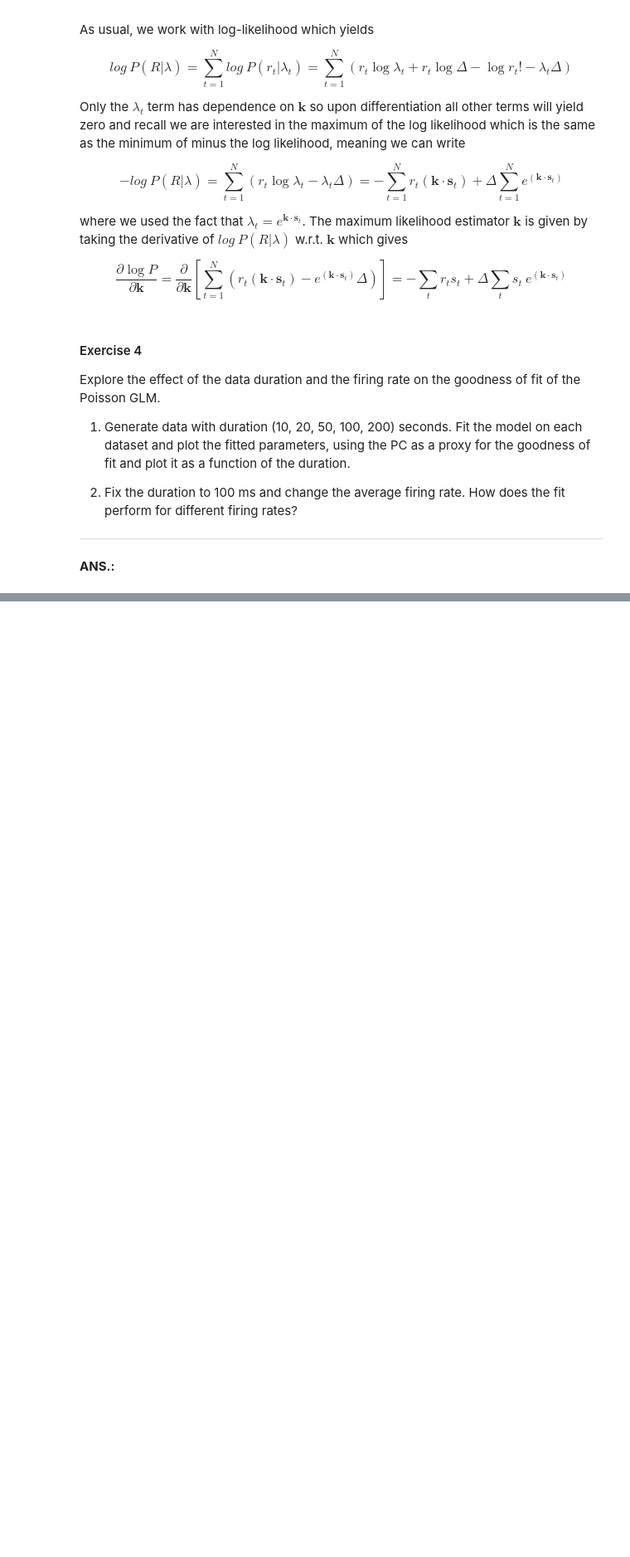
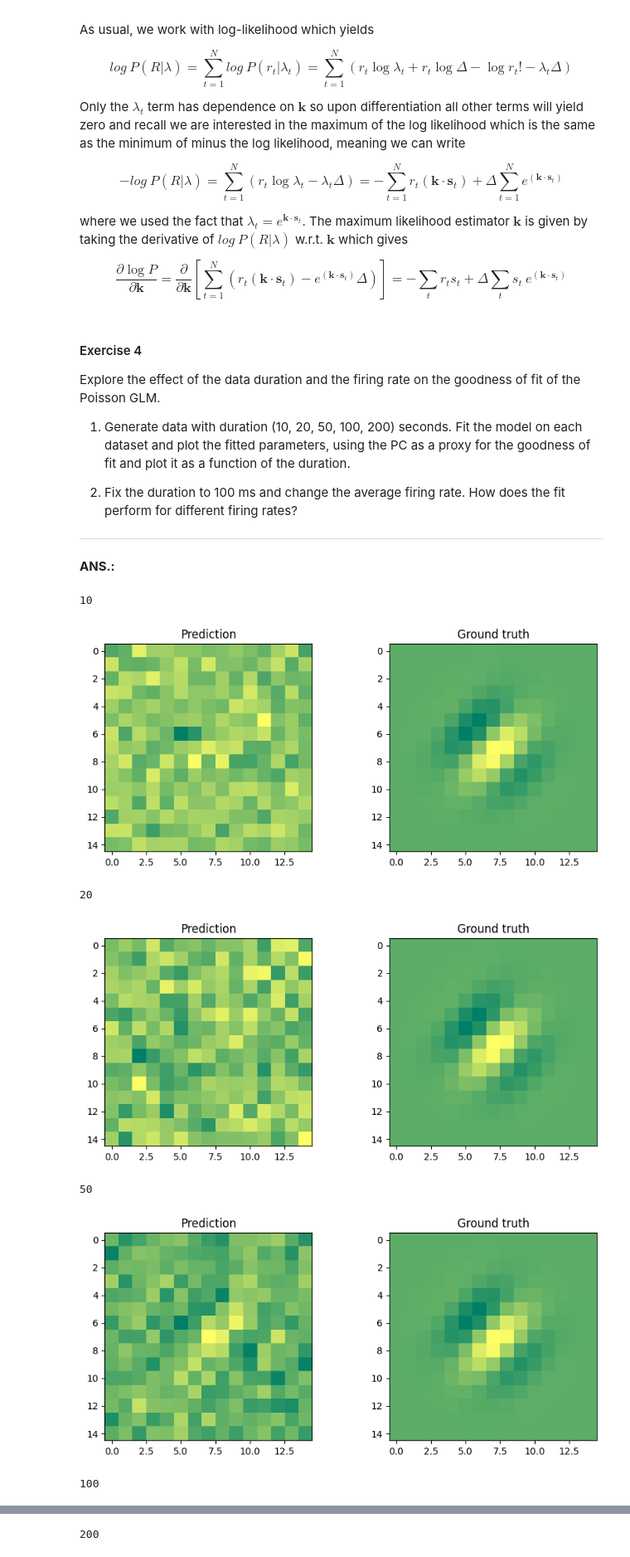
Before and after one commit to DanielaOS/NeuralAnalysis, a Jupyter notebook: Module_2/single-cell-analysis-master/02-GLMs/GLM_exercises_mine.ipynb, the cells around one changed output, grey strips where cells are left out. Shown at 83% size. Cells and saved outputs as stored; diff of their text form; code cells hidden in the pictures; blank space fills up the shorter version.

```diff
--- a/Module_2/single-cell-analysis-master/02-GLMs/GLM_exercises_mine.ipynb
+++ b/Module_2/single-cell-analysis-master/02-GLMs/GLM_exercises_mine.ipynb
@@ -274,26 +274,34 @@ def pearsons_ex4(k, k_estimate):
     ans = np.inner(kk, kke) / (np.linalg.norm(kk) * np.linalg.norm(kke))
     return ans
 # %%
-# durations = [10,20,50,100,200]
-durations = [100,200]
+durations = [10,20,50,100,200]
+#durations = [100,200]
 pearsons = np.zeros((len(durations), trials_per_duration))
 
 for i, duration in enumerate(durations):
     print(duration)
     for trial in range(trials_per_duration):
         spike_times, spike_counts, S_flat, K = simulate_non_linear_response(duration,5)
         K_estimate = reconstruct_filter_poisson(spike_counts, S_flat, 0.1)
         pearsons[i, trial] = pearsons_ex4(K, K_estimate)
 
 
     plt.figure(figsize=(10,4))
 
     plt.subplot(1,2,1)
     plt.title('Prediction')
     plt.imshow(K_estimate[:-1].reshape(15, 15), cmap='summer')
 
     plt.subplot(1,2,2)
     plt.title('Ground truth')
     plt.imshow(K, cmap='summer')
 
     plt.show()
+# %% [output]
+10
+[figure, added]
+20
+[figure, added]
+50
+[figure, added]
+100
@@ -299,0 +309 @@ for i, duration in enumerate(durations):
+200
```
Also changed, not shown: parts of 4 cells of this notebook.
